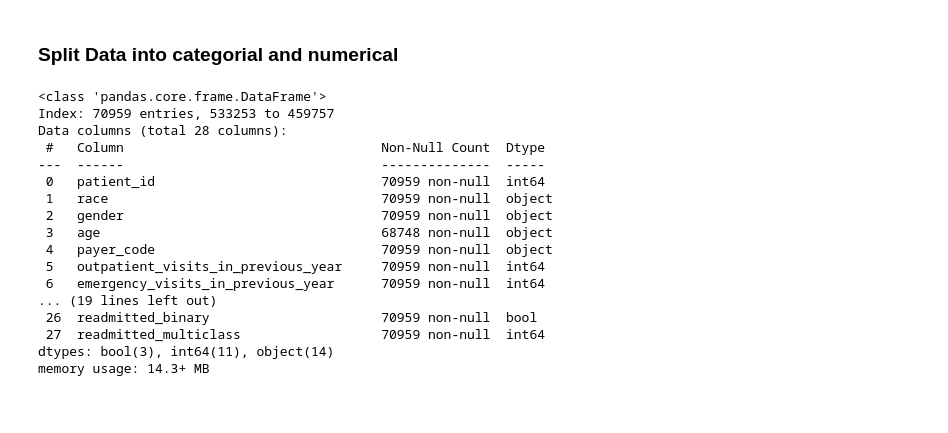
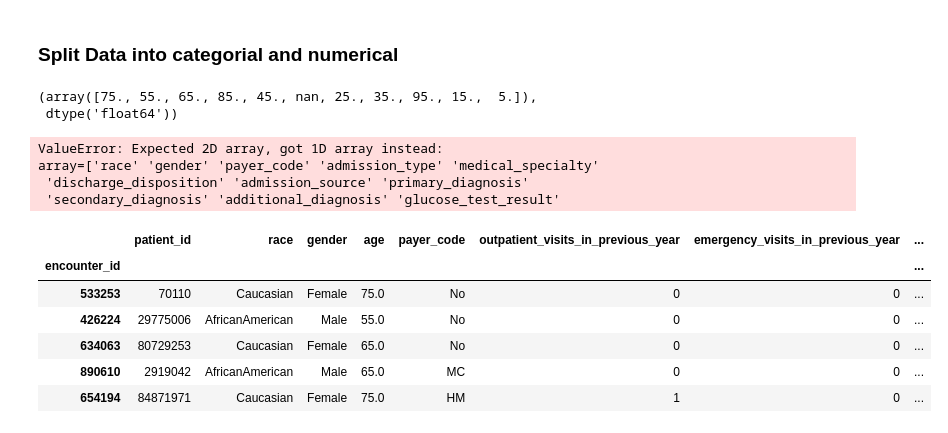
Before and after one commit to cmpnoah/Hospital_ML, a Jupyter notebook: Maria_notebook.ipynb, the cells around one changed output. Cells and saved outputs as stored; diff of their text form; code cells hidden in the pictures; blank space fills up the shorter version.

```diff
--- a/Maria_notebook.ipynb
+++ b/Maria_notebook.ipynb
@@ -704,36 +704,20 @@ X_train, X_val, y_train, y_val = train_test_split(X,y, test_size= 0.3,
 ### Split Data into categorial and numerical
 # %%
 #Turn the age column into an actual number column
-# Correct the mapping function for the age brackets to handle the parenthesis correctly
 def map_age_bracket(age_bracket):
-    if age_bracket == 'Unknown':
-        return None  # We'll return None for 'Unknown' which can later be imputed
+    if isinstance(age_bracket, str):
+        if age_bracket == 'Unknown':
+            return None  # We'll return None for 'Unknown' which can later be imputed
+        else:
+            lower, upper = age_bracket[1:-1].split('-')
+            return (int(lower) + int(upper)) // 2
     else:
-        # Handle the age bracket by removing brackets and splitting at the dash
-        lower, upper = age_bracket[1:-1].split('-')
-        # Return the midpoint of the lower and upper bounds
-        return (int(lower) + int(upper)) // 2
+        # If the value is not a string, it's likely already processed or invalid.
+        # We can return a default value or raise an error.
+        return None  # or raise TypeError(f"Invalid type for age bracket: {type(age_bracket)}")
 
 # Apply the corrected mapping function to the 'age' column
-data['age'] = data['age'].apply(map_age_bracket)
-
-# Check the conversion by looking at the unique values in the 'age' column after mapping
-data['age'].unique(), data.dtypes['age']
+df['age'] = df['age'].apply(map_age_bracket)
 # %% [output]
-<class 'pandas.core.frame.DataFrame'>
-Index: 70959 entries, 533253 to 459757
-Data columns (total 28 columns):
- #   Column                                 Non-Null Count  Dtype
----  ------                                 --------------  -----
- 0   patient_id                             70959 non-null  int64
- 1   race                                   70959 non-null  object
- 2   gender                                 70959 non-null  object
- 3   age                                    68748 non-null  object
- 4   payer_code                             70959 non-null  object
- 5   outpatient_visits_in_previous_year     70959 non-null  int64
- 6   emergency_visits_in_previous_year      70959 non-null  int64
-... (19 lines left out)
- 26  readmitted_binary                      70959 non-null  bool
- 27  readmitted_multiclass                  70959 non-null  int64
-dtypes: bool(3), int64(11), object(14)
-memory usage: 14.3+ MB
+(array([75., 55., 65., 85., 45., nan, 25., 35., 95., 15.,  5.]),
+ dtype('float64'))
@@ -739,0 +728,25 @@ memory usage: 14.3+ MB
+# %%
+from sklearn.naive_bayes import CategoricalNB
+from sklearn.preprocessing import OrdinalEncoder
+df_num = df.select_dtypes(include='int64').columns.tolist()
+df_cat = df.select_dtypes(include="object").columns.tolist()
+
+enc1 = OrdinalEncoder() #encoder for features
+enc2 = OrdinalEncoder() #encoder for labels
+enc1.fit(df_cat)
+data = pd.DataFrame(enc1.transform(df_num), columns=df_num.columns)
+# %% [output]
+ValueError: Expected 2D array, got 1D array instead:
+array=['race' 'gender' 'payer_code' 'admission_type' 'medical_specialty'
+ 'discharge_disposition' 'admission_source' 'primary_diagnosis'
+ 'secondary_diagnosis' 'additional_diagnosis' 'glucose_test_result'
+# %%
+df.head()
+# %% [output]
+|  | patient_id | race | gender | age | payer_code | outpatient_visits_in_previous_year | emergency_visits_in_previous_year | ... |
+| encounter_id |  |  |  |  |  |  |  | ... |
+| 533253 | 70110 | Caucasian | Female | 75.0 | No | 0 | 0 | ... |
+| 426224 | 29775006 | AfricanAmerican | Male | 55.0 | No | 0 | 0 | ... |
+| 634063 | 80729253 | Caucasian | Female | 65.0 | No | 0 | 0 | ... |
+| 890610 | 2919042 | AfricanAmerican | Male | 65.0 | MC | 0 | 0 | ... |
+| 654194 | 84871971 | Caucasian | Female | 75.0 | HM | 1 | 0 | ... |
```
Also changed, not shown: parts of 1 cell of this notebook, 1 other file.
